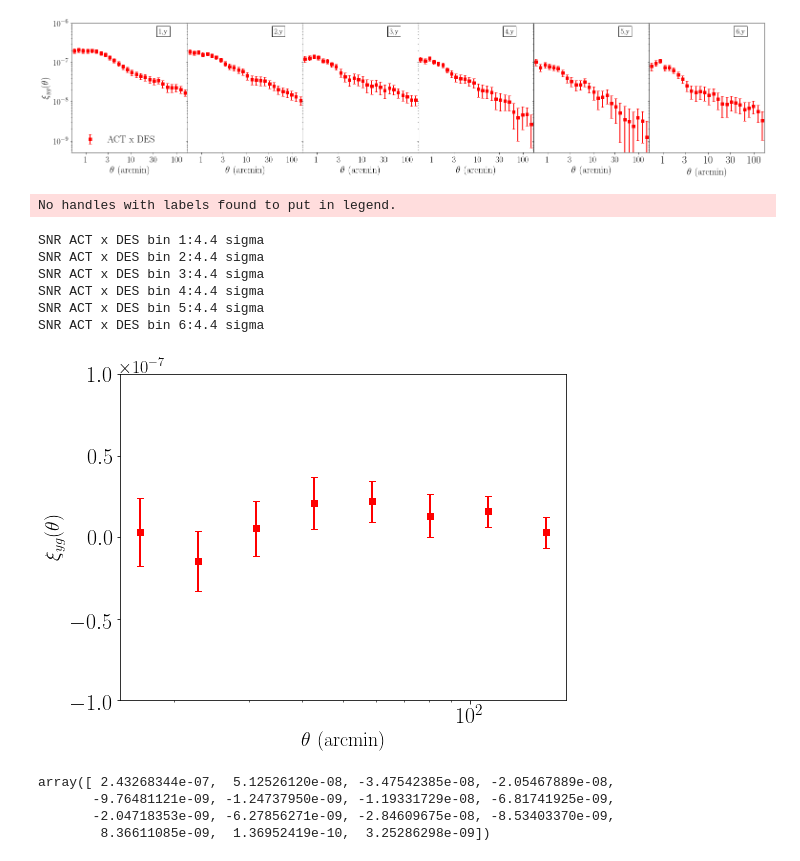
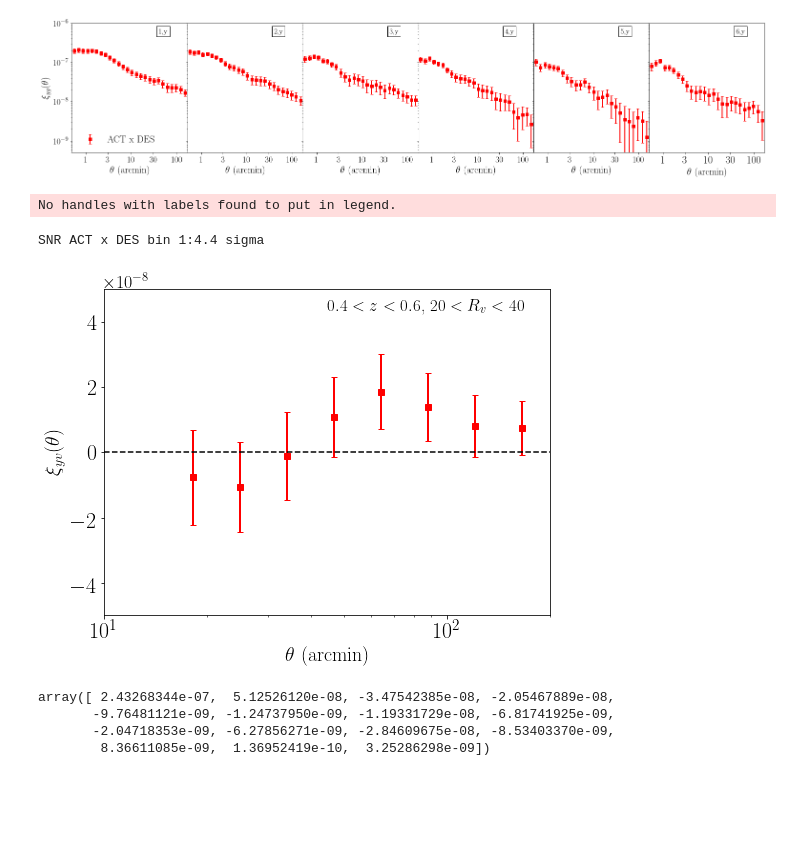
Before and after one commit to shivampcosmo/ACTxDESY3, a Jupyter notebook: src/plotting/galaxyxy.ipynb, the cells around one changed output. Cells and saved outputs as stored; diff of their text form; code cells hidden in the pictures; blank space fills up the shorter version.

```diff
--- a/src/plotting/galaxyxy.ipynb
+++ b/src/plotting/galaxyxy.ipynb
@@ -855,12 +855,19 @@ filenames = []
 # labels = ['ACT Deproj CIB','ACT No Deproj']
 labels = ['ACT x DES']
 colors = ['red','blue']
-for j in range(len(zmin_bins)):
+for j in range(1):
 #     filenames.append()
     labels.append(str(zmin_bins[j]) + ' < z < ' + str(zmax_bins[j]))
-#     filename1 = save_dir + 'dy_planck_fwhm_10arcmin_nside2048__cat_void_z_0.5_0.6_R_20.0_30.0_dojk_True_njk_100_desy3_w1.pk'
-    filename1 = save_dir + 'dy_planck_fwhm_10arcmin_nside2048__cat_void_z_0.4_0.5_R_20.0_30.0_dojk_True_njk_100_desy3_w1.pk'
-#     filename2 = save_dir + 'dy_act_deprojects_None_v1.0.0_wbeam_nside4096__cat_maglim_z_' + str(zmin_bins[j]) + '_' + str(zmax_bins[j]) + '_dojk_True_njk_180_desy3_w1.pk'
+#    filename1 = save_dir + 'dy_planck_fwhm_10arcmin_nside2048__cat_void_z_0.5_0.6_R_20.0_30.0_dojk_True_njk_100_desy3_w1.pk'
+#    text_v = r'$0.5 < z < 0.6$, ' + '$20 < R_v < 30$'
+#     filename1 = save_dir + 'dy_planck_fwhm_10arcmin_nside2048__cat_void_z_0.4_0.5_R_20.0_30.0_dojk_True_njk_100_desy3_w1.pk'
+#     text_v = r'$0.4 < z < 0.5$, ' + '$20 < R_v < 30$'
+
+    filename1 = save_dir + 'dy_planck_fwhm_10arcmin_nside2048__cat_void_z_0.4_0.6_R_20.0_40.0_dojk_True_njk_100_desy3_w1.pk'
+    text_v = r'$0.4 < z < 0.6$, ' + '$20 < R_v < 40$'
+
+
+    #     filename2 = save_dir + 'dy_act_deprojects_None_v1.0.0_wbeam_nside4096__cat_maglim_z_' + str(zmin_bins[j]) + '_' + str(zmax_bins[j]) + '_dojk_True_njk_180_desy3_w1.pk'
 
     for jf in range(1):
         if jf == 0:
@@ -898,42 +905,39 @@ for j in range(len(zmin_bins)):
 
 
         ax.errorbar(factor*np.exp(dytruth.logr)*1.05**(jf), xi_dytruth, yerr=xi_dytruth_sigma, linestyle='None', capsize=3, lw = 2,marker=markers[jf], color = colors[jf])
 
-#     ax.text( 0.75, 0.96,texts_gy[j], verticalalignment='top', horizontalalignment='left', transform=ax[j].transAxes, fontsize=15, bbox=dict(facecolor='white', edgecolor='black'))
+    ax.text( 0.5, 0.96,text_v, verticalalignment='top', horizontalalignment='left', transform=ax.transAxes, fontsize=17)
     ax.set_xscale('log')
 #     ax.set_yscale('log')
     ax.set_xlabel(r'$\theta$ (arcmin)', size = 20)
+    ax.axhline(0.0,ls = '--',color='k')
 #     ticks  = np.array([1,3,10,30,100])
 #     labels_bottom = ticks
 #     ax.set_xticks(ticks)
 #     ax.set_xticklabels(labels_bottom,  fontsize=18)
 
 
     if j == 0:
-        ax.set_ylabel(r'$\xi_{yg}(\theta)$', size = 20)
-        ax.set_ylim((-1e-7,1e-7))
+        ax.set_ylabel(r'$\xi_{yv}(\theta)$', size = 20)
+        ax.set_ylim((-5e-8,5e-8))
+        ax.set_xlim(10,200)
 #         ax.set_yscale('log')
 #         ax[j].tick_params(axis='y', labelsize=22)
 
 #     ax.set_xlim((xmin, xmax))
 # ax.set_title(r'ACT v1 x Maglim Y3', size=18 )
 
 ax.legend(fontsize = 20, frameon = False, loc = 'lower left')
 
 pl.tick_params(axis='both', which='major', labelsize=22)
 pl.tick_params(axis='both', which='minor', labelsize=22)
 
 
 # fig.savefig('actxdesy3_maglim_redmagic_comp_v1.pdf', format = 'pdf')
 # %% [output]
 No handles with labels found to put in legend.
 SNR ACT x DES bin 1:4.4 sigma
-SNR ACT x DES bin 2:4.4 sigma
-SNR ACT x DES bin 3:4.4 sigma
-SNR ACT x DES bin 4:4.4 sigma
-SNR ACT x DES bin 5:4.4 sigma
-SNR ACT x DES bin 6:4.4 sigma
-[figure, old version]
+[figure, new version]
 # %%
 xi_dytruth
 # %% [output]
```
Also changed, not shown: 12 other files.
